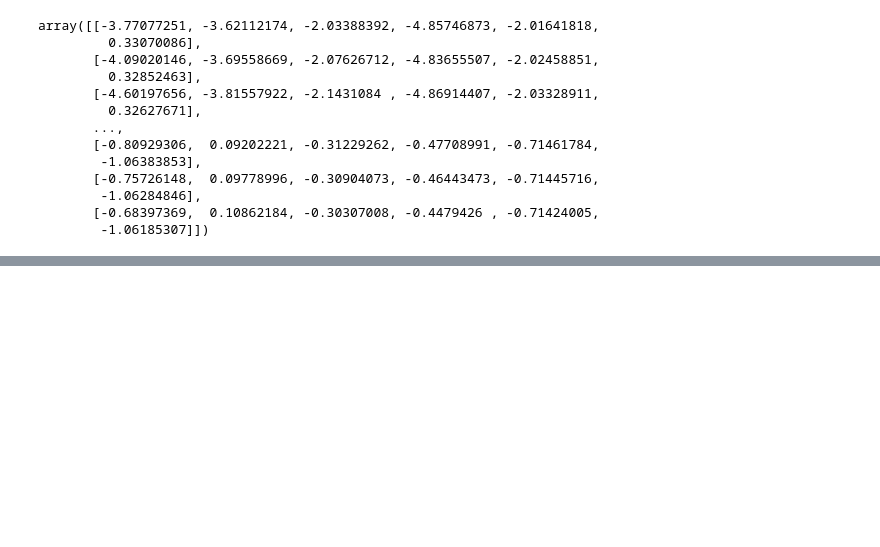
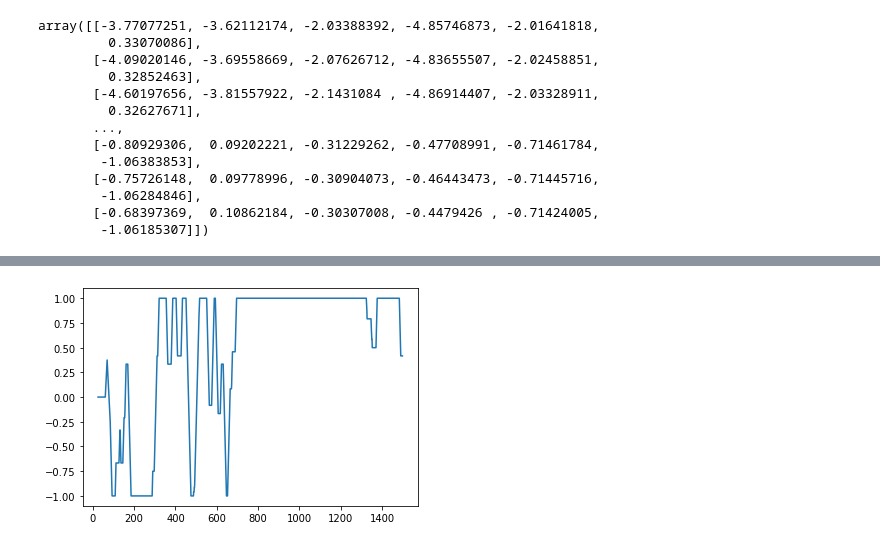
Before and after one commit to egill12/keras_tensorflow_workings, a Jupyter notebook: nntensorflow.ipynb, the cells around one changed output, grey strips where cells are left out. Drawn from its saved outputs; the diff is of its cells as text; code cells hidden in the pictures; blank space fills up the shorter version.

```diff
--- a/nntensorflow.ipynb
+++ b/nntensorflow.ipynb
@@ -238,4 +251,14 @@ Index(['spot_v_HF', 'spot_v_MF', 'spot_v_LF', 'HF_ema_diff', 'MF_ema_diff',
       dtype='object')
+# %%
+trade_horizon = 24
+test_original["scaled_signal"] = test_original['Predictions'].shift(2).rolling(trade_horizon).sum()/trade_horizon
+# no shift needed as we have already done that inpervious step
+test_original['strat_returns'] = test_original['logret']*test_original['scaled_signal']
+test_original['strat_returns_sum'] = test_original['strat_returns'].cumsum()
+test_original["scaled_signal"].plot()
+plt.show()
+# %% [output]
+[figure, added]
 # %%
 #print(test_original[['Date',"CCY","Predictions", "logret", "strat_returns"]].head(50)) # "strat_returns_sum", "logret"
 # plotting the results
```
Also changed, not shown: parts of 10 cells of this notebook.
